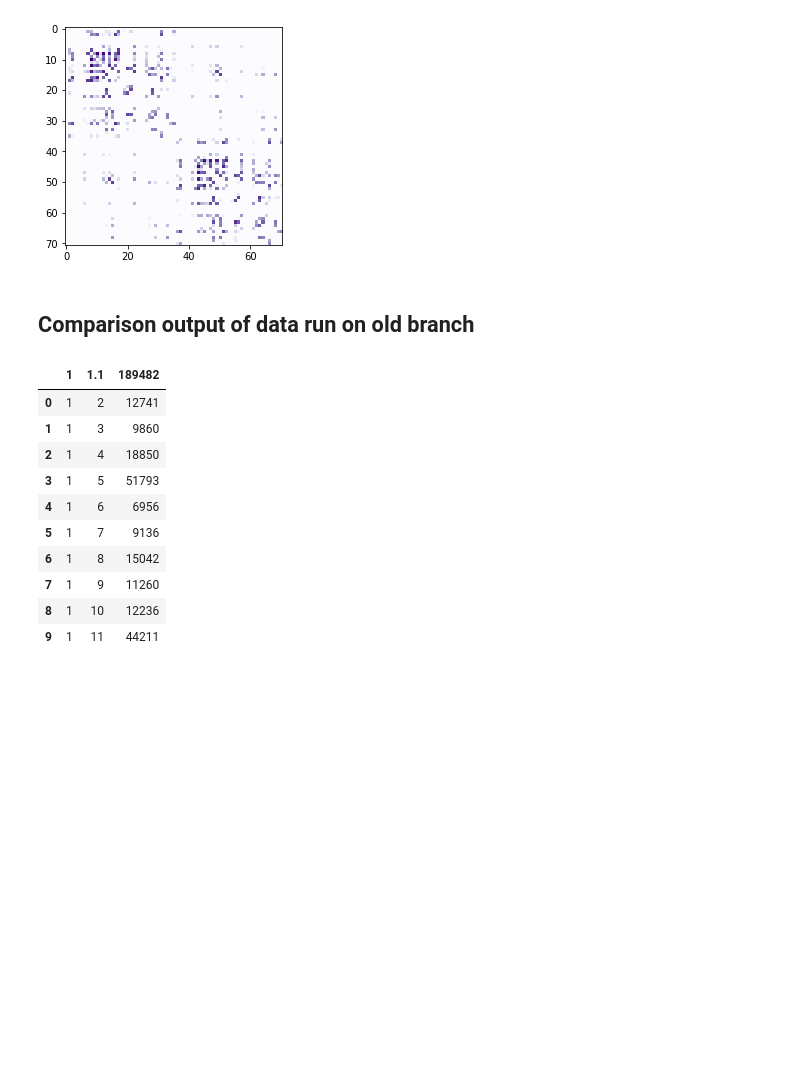
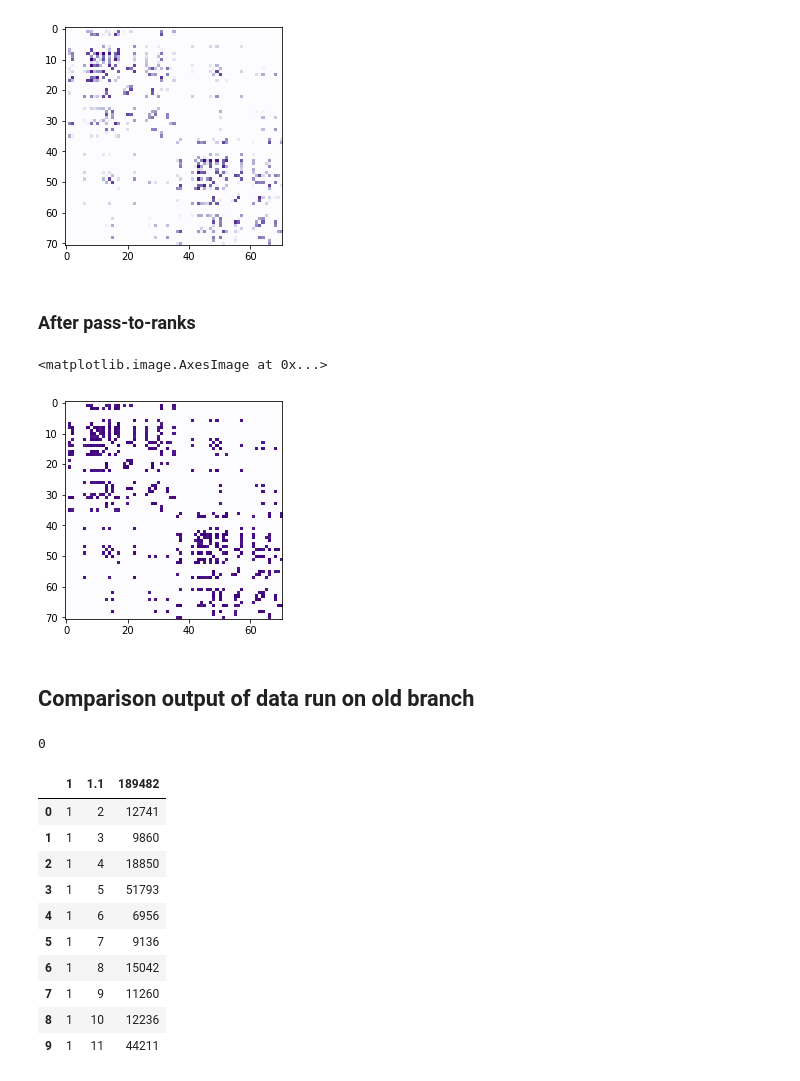
Before and after one commit to neurodata/aloftus, a Jupyter notebook: current-dev.ipynb, the cells around one changed output. Cells and saved outputs as stored; diff of their text form; code cells hidden in the pictures; blank space fills up the shorter version.

Commit message:
pass to ranks

```diff
--- a/current-dev.ipynb
+++ b/current-dev.ipynb
@@ -29 +30,3 @@ out_df.iloc[:10, :10]
+# %%
+np_dev = np.loadtxt(out, delimiter=' ')
 # %%
@@ -31,8 +34,19 @@ plt.imshow(np.log10(np.loadtxt(out, delimiter=' ') + 1), cmap='Purples')
 # %% [output]
 <matplotlib.image.AxesImage at 0x...>
 [figure]
+# %% [markdown]
+### After pass-to-ranks
+# %%
+plt.imshow(graspy.utils.ptr.pass_to_ranks(np_dev), cmap='Purples')
+# %% [output]
+<matplotlib.image.AxesImage at 0x...>
+[figure, added]
 # %% [markdown]
 ## Comparison output of data run on old branch
+# %%
+os.system('echo which pip') >
+# %% [output]
+0
 # %%
 old = 'desikan_res-1x1x1/sub-0025427_ses-1_dwi_desikan_res-1x1x1_measure-spatial-ds._elist.csv'
 # %%
```
Also changed, not shown: parts of 3 cells of this notebook.
